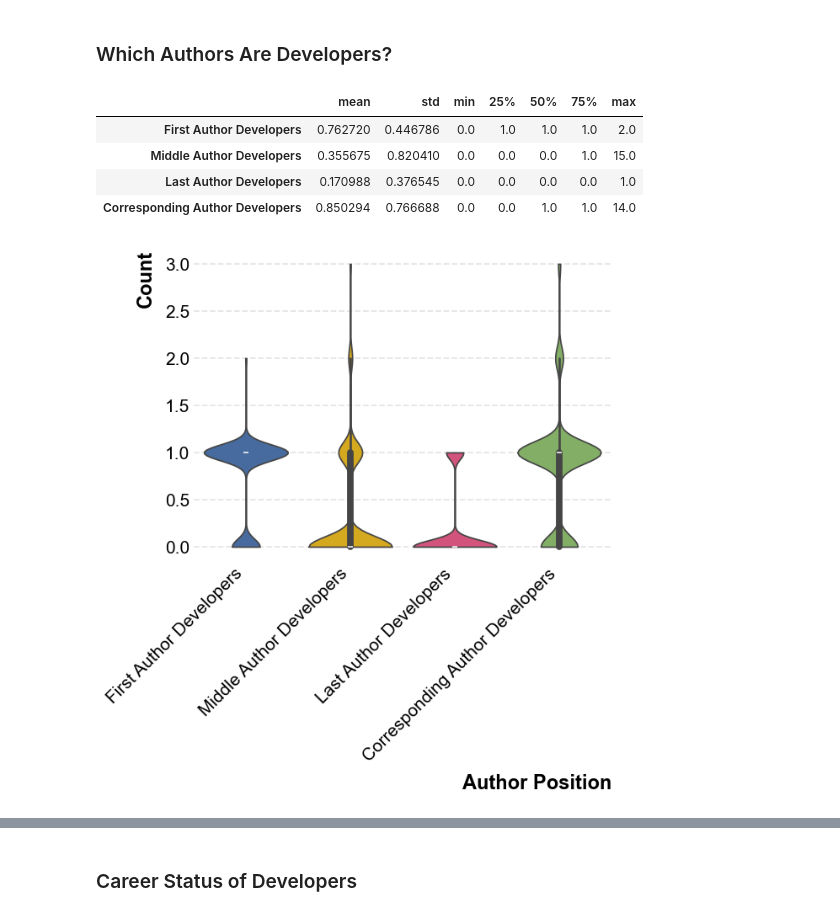
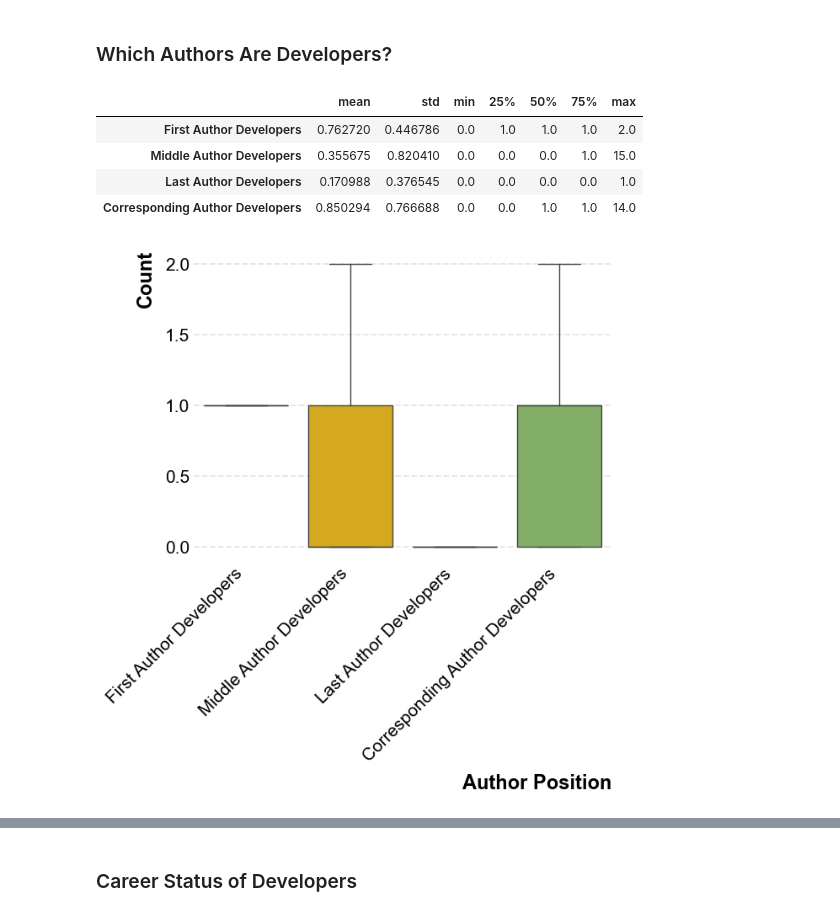
Before and after one commit to evamaxfield/rs-graph, a Jupyter notebook: notebooks/icssi.ipynb, the cells around one changed output, grey strips where cells are left out. Cells and saved outputs as stored; diff of their text form; code cells hidden in the pictures.

```diff
--- a/notebooks/icssi.ipynb
+++ b/notebooks/icssi.ipynb
@@ -252,9 +252,9 @@ _ = plt.xticks(rotation=45, ha="right")
 per_paper_counts = []
 for _, row in linked_doc_repos_df.iterrows():
     # Get Domain
-    domain = doc_fields_df.loc[
-        doc_fields_df["document_id"] == row["document_id"]
-    ].iloc[0]["topic_field_name"]
+    domain = doc_fields_df.loc[doc_fields_df["document_id"] == row["document_id"]].iloc[
+        0
+    ]["topic_field_name"]
 
     # Get matching doc contributors
     doc_contributors = doc_contributors_df.loc[
@@ -604,9 +610,9 @@ sns.catplot(
 per_paper_author_dev_contributors = []
 for _, row in linked_doc_repos_df.iterrows():
     # Get domain
-    domain = doc_fields_df.loc[
-        doc_fields_df["document_id"] == row["document_id"]
-    ].iloc[0]["topic_field_name"]
+    domain = doc_fields_df.loc[doc_fields_df["document_id"] == row["document_id"]].iloc[
+        0
+    ]["topic_field_name"]
 
     # Get matching doc contributors
     doc_contributors = doc_contributors_df.loc[
@@ -701,37 +707,37 @@ per_paper_author_dev_contributors_long_df = per_paper_author_dev_contributors_df
 # Remove top 0.3% of outliers
 per_paper_author_dev_contributors_long_df = per_paper_author_dev_contributors_long_df[
     per_paper_author_dev_contributors_long_df["Count"]
     < per_paper_author_dev_contributors_long_df["Count"].quantile(0.997)
 ]
 
 # Plot violinplots
-sns.violinplot(
+sns.boxplot(
     data=per_paper_author_dev_contributors_long_df,
     x="Author Position",
     y="Count",
     hue="Author Position",
     hue_order=[
         "First Author Developers",
         "Middle Author Developers",
         "Last Author Developers",
         "Corresponding Author Developers",
     ],
-    # showfliers=False,
-    cut=0,
+    showfliers=False,
+    # cut=0,
 )
 plt.xticks(rotation=45, ha="right")
 
 # Get statistics overall
 per_paper_author_dev_contributors_df.drop(
     columns=["document_id", "Domain", "Year", "Total Authors", "Document Citations"],
 ).describe().T.drop(columns=["count"])
 # %% [output]
 |  | mean | std | min | 25% | 50% | 75% | max |
 | First Author Developers | 0.762720 | 0.446786 | 0.0 | 1.0 | 1.0 | 1.0 | 2.0 |
 | Middle Author Developers | 0.355675 | 0.820410 | 0.0 | 0.0 | 0.0 | 1.0 | 15.0 |
 | Last Author Developers | 0.170988 | 0.376545 | 0.0 | 0.0 | 0.0 | 0.0 | 1.0 |
 | Corresponding Author Developers | 0.850294 | 0.766688 | 0.0 | 0.0 | 1.0 | 1.0 | 14.0 |
-[figure, old version]
+[figure, new version]
 # %%
 # Same thing split by domain
 g = sns.catplot(
```
Also changed, not shown: parts of 8 cells of this notebook.
